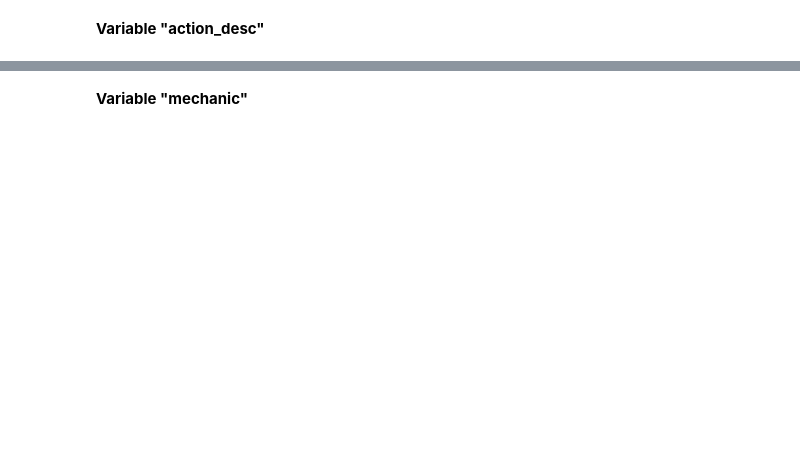
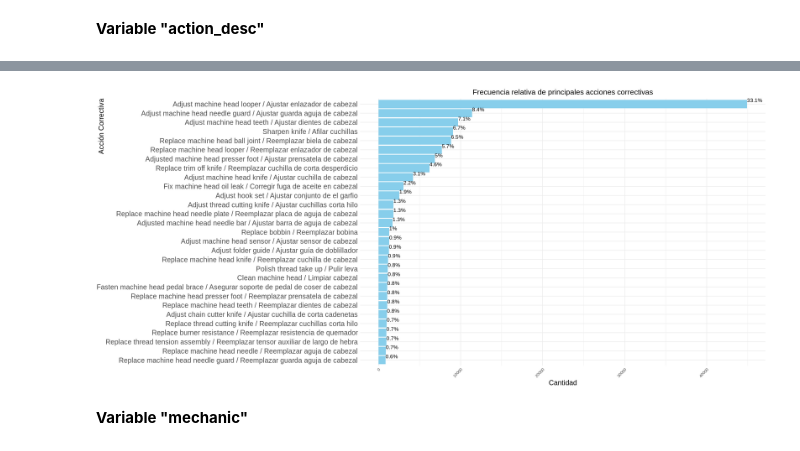
Before and after one commit to cesargar1507/DatasetsUB, a Jupyter notebook: TFM_MOD(RevisadoF2).ipynb, the cells around one changed output, grey strips where cells are left out. Drawn from its saved outputs; the diff is of its cells as text; code cells hidden in the pictures; blank space fills up the shorter version.

```diff
--- a/TFM_MOD(RevisadoF2).ipynb
+++ b/TFM_MOD(RevisadoF2).ipynb
@@ -407,29 +532,27 @@ action_freq
 # %%
 # Ordenar los datos por frecuencia descendente
 action_freq <- action_freq %>%
   arrange(desc(count))
 
-# Filtrar para obtener solo el top 3
-top3_action_freq <- action_freq %>%
-  slice_head(n = 3)
+options(repr.plot.width=20, repr.plot.height=9)
 
-options(repr.plot.width=20, repr.plot.height=7)
-
-ggplot(top3_action_freq, aes(y = reorder(action_desc, count), x = count)) +
+ggplot(action_freq, aes(y = reorder(action_desc, count), x = count)) +
   geom_bar(stat = "identity", fill = 'skyblue') +
   geom_text(aes(label = paste0(round(relative_freq * 100, 1), "%")),
-            vjust = -0.5, hjust = 0, size = 5) +  # Ajuste del tamaño del texto
-  labs(title = "Frecuencia relativa de las 3 principales acciones correctivas",
+            vjust = -0.5, hjust = 0, size = 4) +  # Ajuste del tamaño del texto
+  labs(title = "Frecuencia relativa de principales acciones correctivas",
        y = "Acción Correctiva",
        x = "Cantidad") +
   theme_minimal() +
   theme(
     axis.text.x = element_text(angle = 45, hjust = 1),
     axis.text.y = element_text(size = 15),
     axis.title.x = element_text(size = 15),
     axis.title.y = element_text(size = 15, hjust = 1),
     plot.title = element_text(size = 16, hjust = 0.5)
   )
+# %% [output]
+[figure, added]
 # %% [markdown]
 **Variable "mechanic"**
 # %%
```
Also changed, not shown: parts of 67 cells of this notebook.
